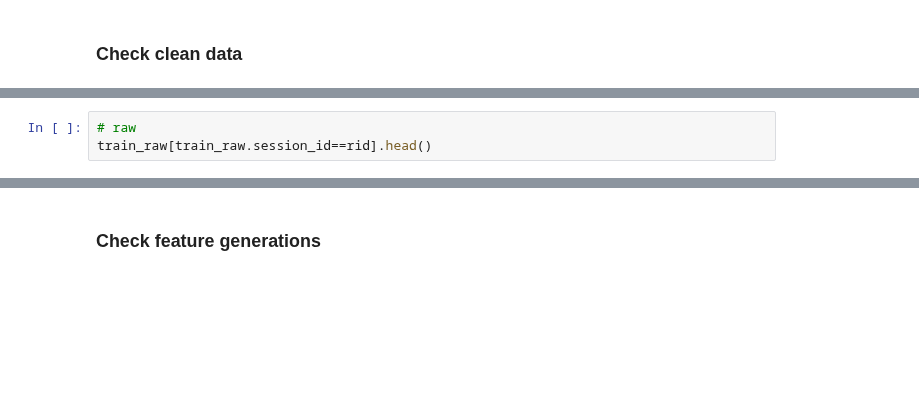
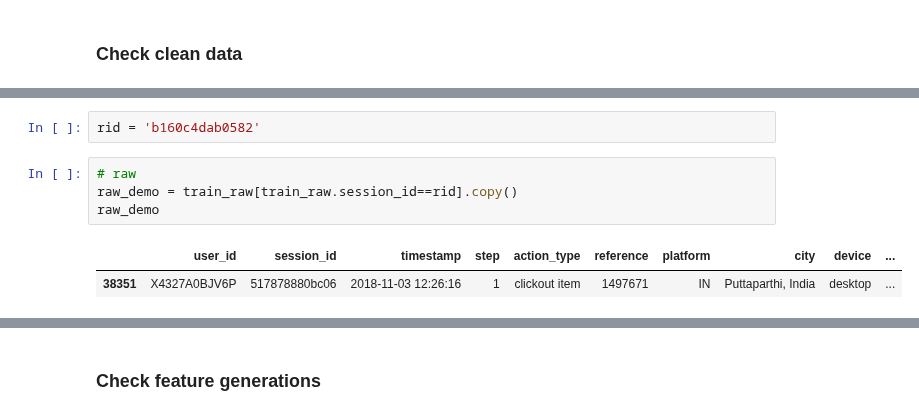
Before and after one commit to samshipengs/naps, a Jupyter notebook: data_checking.ipynb, the cells around one changed output, grey strips where cells are left out. Drawn from its saved outputs; the diff is of its cells as text; blank space fills up the shorter version.

```diff
--- a/data_checking.ipynb
+++ b/data_checking.ipynb
@@ -43,5 +50,11 @@ rid
+# %%
+rid = 'b160c4dab0582'
 # %%
 # raw
-train_raw[train_raw.session_id==rid].head()
+raw_demo = train_raw[train_raw.session_id==rid].copy()
+raw_demo
+# %% [output]
+|  | user_id | session_id | timestamp | step | action_type | reference | platform | city | device | ... |
+| 38351 | X4327A0BJV6P | 517878880bc06 | 2018-11-03 12:26:16 | 1 | clickout item | 1497671 | IN | Puttaparthi, India | desktop | ... |
 # %%
 # clean
```
Also changed, not shown: parts of 53 cells of this notebook, 7 other files.
